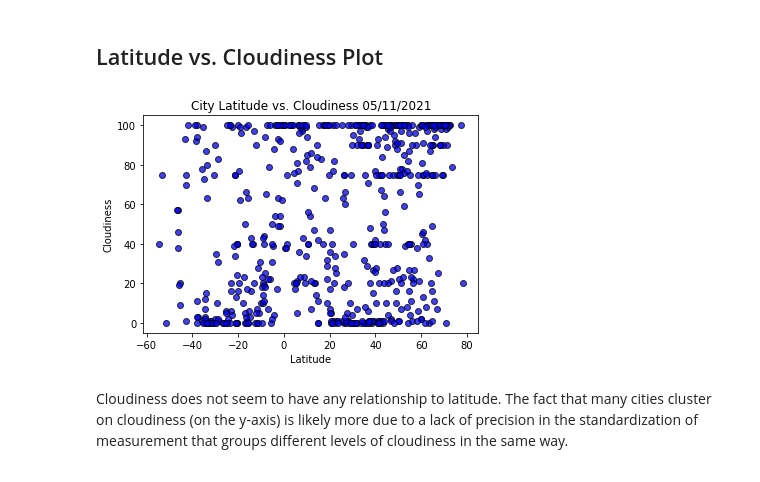
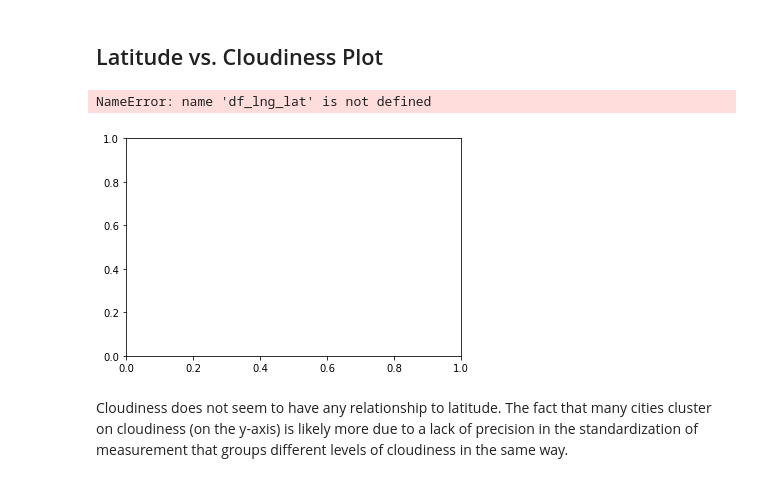
Before and after one commit to jshapi16/api_challenge, a Jupyter notebook: starter_code /WeatherPy.ipynb, the cells around one changed output. Saved outputs shown, nothing was run; the diff lists cells and outputs as text; code cells hidden in the pictures.

```diff
--- a/starter_code /WeatherPy.ipynb
+++ b/starter_code /WeatherPy.ipynb
@@ -206,13 +209,14 @@ Places near the equator are more clustered as having high humidity. North and so
 # %%
 fig, ax = plt.subplots(figsize=(6,4))
 x_axis = df_lng_lat.lat
 y_axis = df_lng_lat['cloudiness']
 ax.scatter(x_axis, y_axis, marker="o", facecolors="blue", edgecolors="black", alpha=0.75);
 ax.set_xlabel('Latitude');
 ax.set_ylabel('Cloudiness');
-ax.set_title("City Latitude vs. Cloudiness 05/11/2021");
+ax.set_title("City Latitude vs. Cloudiness (05/11/2021)");
 # %% [output]
+NameError: name 'df_lng_lat' is not defined
-[figure, old version]
+[figure, new version]
 # %% [markdown]
 Cloudiness does not seem to have any relationship to latitude. The fact that many cities cluster on cloudiness (on the y-axis) is likely more due to a lack of precision in the standardization of measurement that groups different levels of cloudiness in the same way.
 # %% [markdown]
```
Also changed, not shown: parts of 2 cells of this notebook, 2 other files.
